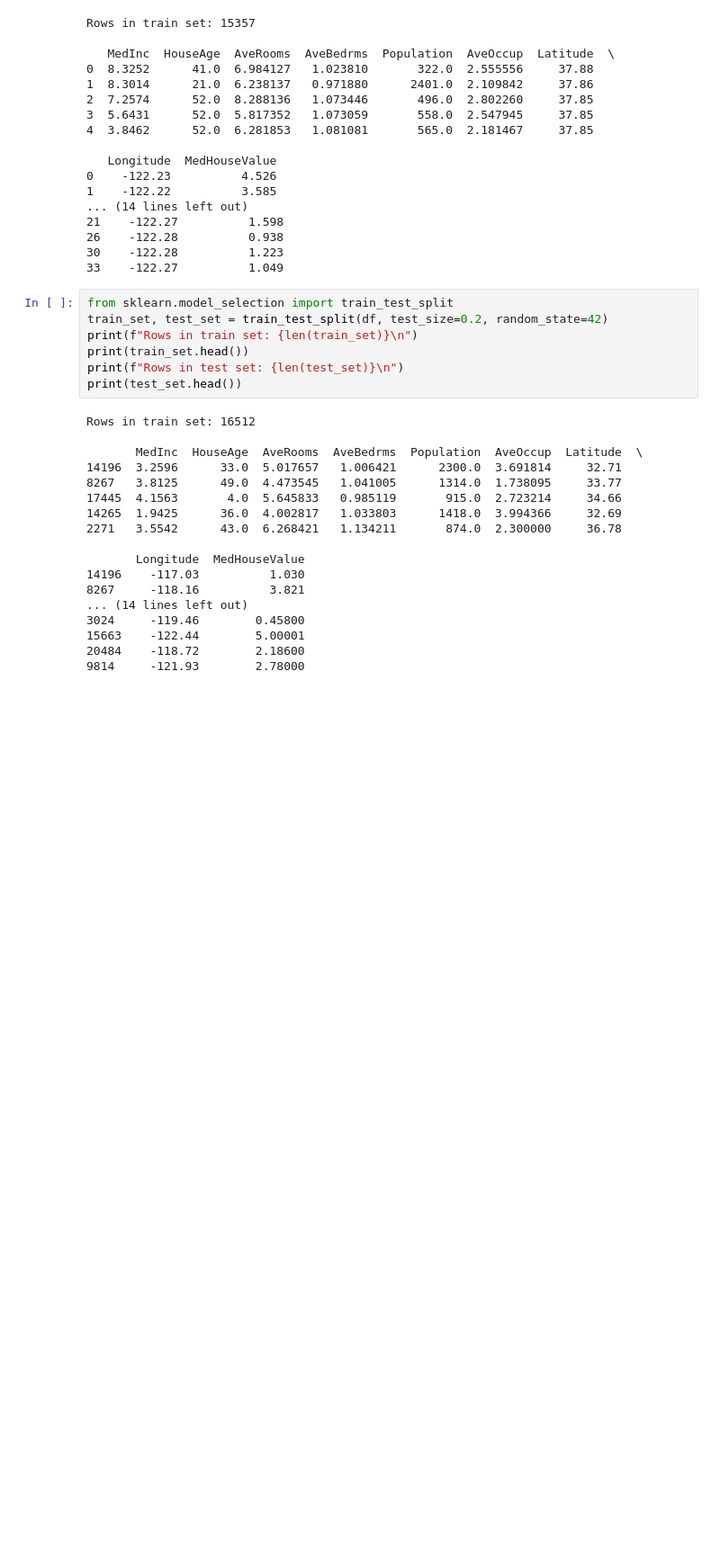
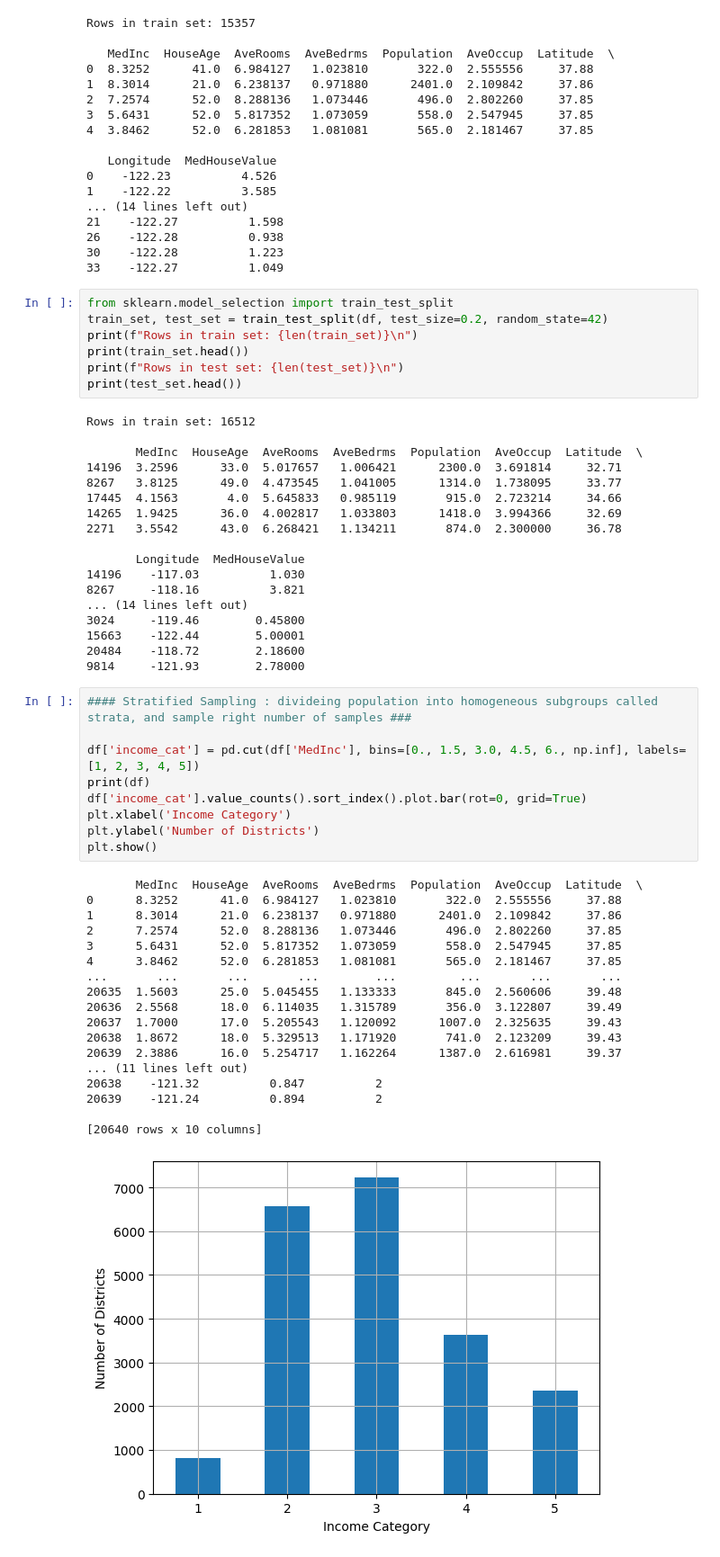
Before and after one commit to rikin-patel/ml-learning, a Jupyter notebook: ml-basics.ipynb, the cells around one changed output. Shown: that part at 90% size. Saved outputs shown, nothing was run; the diff lists cells and outputs as text; blank space fills up the shorter version.

```diff
--- a/ml-basics.ipynb
+++ b/ml-basics.ipynb
@@ -168,3 +168,31 @@ Rows in train set: 16512
 15663    -122.44        5.00001
 20484    -118.72        2.18600
 9814     -121.93        2.78000
+# %%
+#### Stratified Sampling : divideing population into homogeneous subgroups called strata, and sample right number of samples ###
+
+df['income_cat'] = pd.cut(df['MedInc'], bins=[0., 1.5, 3.0, 4.5, 6., np.inf], labels=[1, 2, 3, 4, 5])
+print(df)
+df['income_cat'].value_counts().sort_index().plot.bar(rot=0, grid=True)
+plt.xlabel('Income Category')
+plt.ylabel('Number of Districts')
+plt.show()
+# %% [output]
+       MedInc  HouseAge  AveRooms  AveBedrms  Population  AveOccup  Latitude  \
+0      8.3252      41.0  6.984127   1.023810       322.0  2.555556     37.88
+1      8.3014      21.0  6.238137   0.971880      2401.0  2.109842     37.86
+2      7.2574      52.0  8.288136   1.073446       496.0  2.802260     37.85
+3      5.6431      52.0  5.817352   1.073059       558.0  2.547945     37.85
+4      3.8462      52.0  6.281853   1.081081       565.0  2.181467     37.85
+...       ...       ...       ...        ...         ...       ...       ...
+20635  1.5603      25.0  5.045455   1.133333       845.0  2.560606     39.48
+20636  2.5568      18.0  6.114035   1.315789       356.0  3.122807     39.49
+20637  1.7000      17.0  5.205543   1.120092      1007.0  2.325635     39.43
+20638  1.8672      18.0  5.329513   1.171920       741.0  2.123209     39.43
+20639  2.3886      16.0  5.254717   1.162264      1387.0  2.616981     39.37
+... (11 lines left out)
+20638    -121.32          0.847          2
+20639    -121.24          0.894          2
+
+[20640 rows x 10 columns]
+[figure, added]
```
Also changed, not shown: parts of 2 cells of this notebook.
